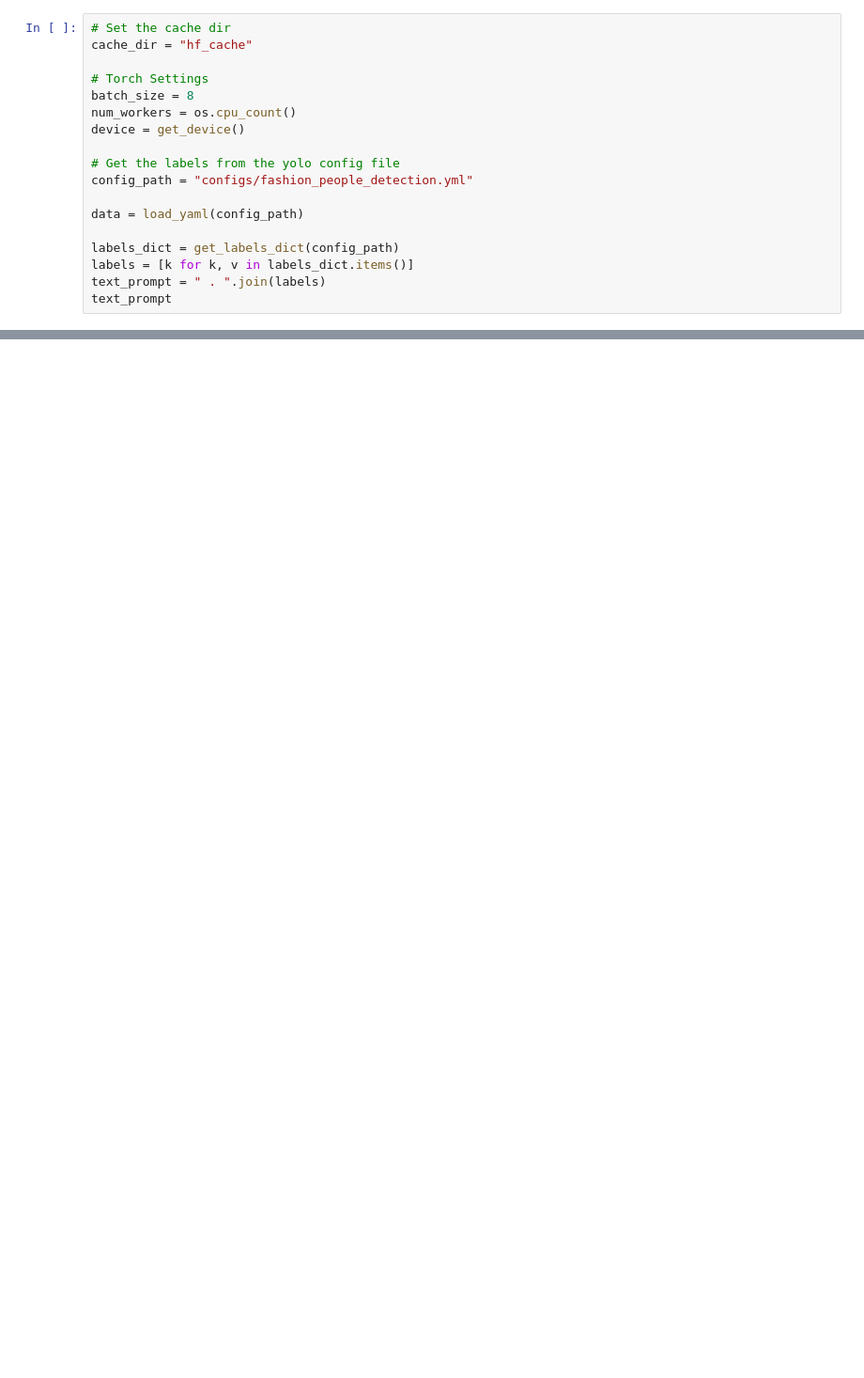
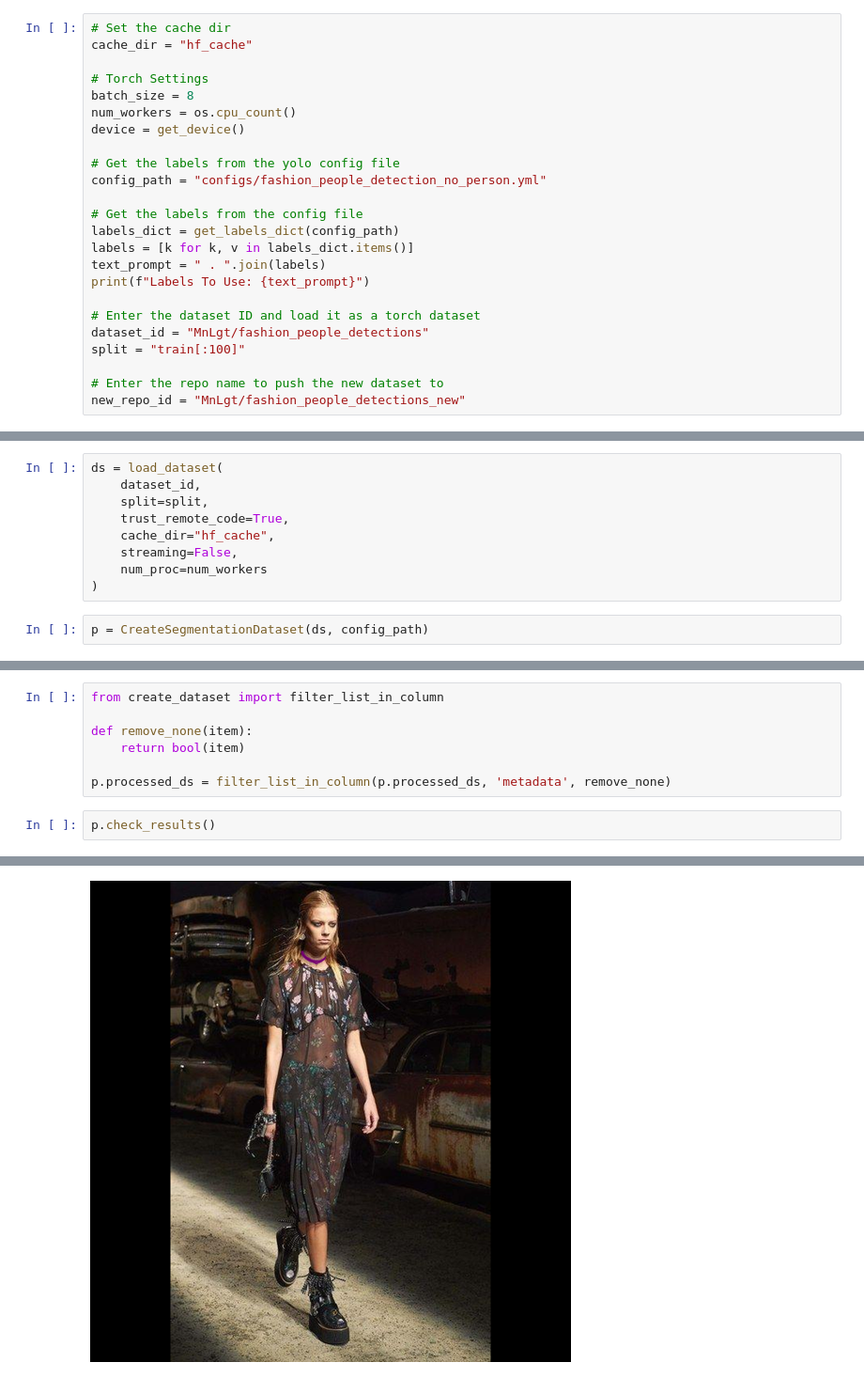
Before and after one commit to MnLgt/ImagenHeap, a Jupyter notebook: create_dataset.ipynb, the cells around one changed output, grey strips where cells are left out. Shown at 94% size. Drawn from its saved outputs; the diff is of its cells as text; blank space fills up the shorter version.

Commit message:
"updated create dataset"

```diff
--- a/create_dataset.ipynb
+++ b/create_dataset.ipynb
@@ -64,11 +23,17 @@ num_workers = os.cpu_count()
 device = get_device()
 
 # Get the labels from the yolo config file
-config_path = "configs/fashion_people_detection.yml"
+config_path = "configs/fashion_people_detection_no_person.yml"
 
-data = load_yaml(config_path)
-
+# Get the labels from the config file
 labels_dict = get_labels_dict(config_path)
 labels = [k for k, v in labels_dict.items()]
 text_prompt = " . ".join(labels)
-text_prompt
+print(f"Labels To Use: {text_prompt}")
+
+# Enter the dataset ID and load it as a torch dataset
+dataset_id = "MnLgt/fashion_people_detections"
+split = "train[:100]"
+
+# Enter the repo name to push the new dataset to
+new_repo_id = "MnLgt/fashion_people_detections_new"
@@ -219,0 +42,11 @@ sanity_check(updated_ds, row, mask_row)
+# %%
+ds = load_dataset(
+    dataset_id,
+    split=split,
+    trust_remote_code=True,
+    cache_dir="hf_cache",
+    streaming=False,
+    num_proc=num_workers
+)
+# %%
+p = CreateSegmentationDataset(ds, config_path)
@@ -219,0 +58,10 @@ sanity_check(updated_ds, row, mask_row)
+# %%
+from create_dataset import filter_list_in_column
+
+def remove_none(item):
+    return bool(item)
+
+p.processed_ds = filter_list_in_column(p.processed_ds, 'metadata', remove_none)
+# %%
+p.check_results()
+# %% [output]
@@ -219,0 +71 @@ sanity_check(updated_ds, row, mask_row)
+[figure, added]
```
Also changed, not shown: parts of 22 cells of this notebook, 14 other files.
